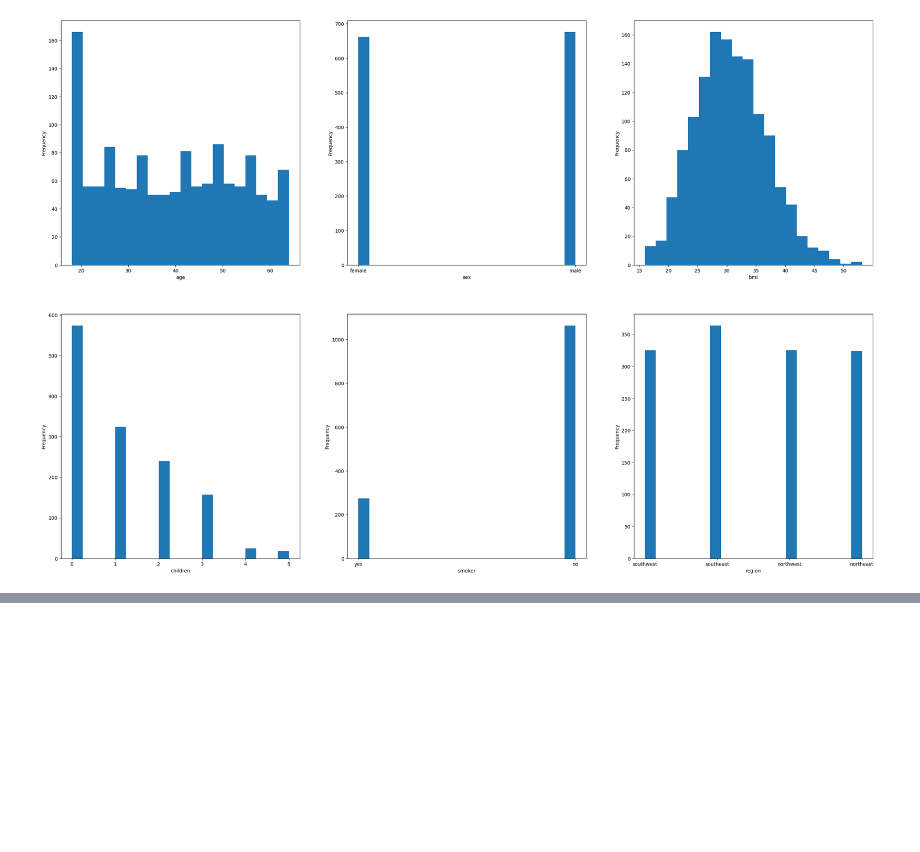
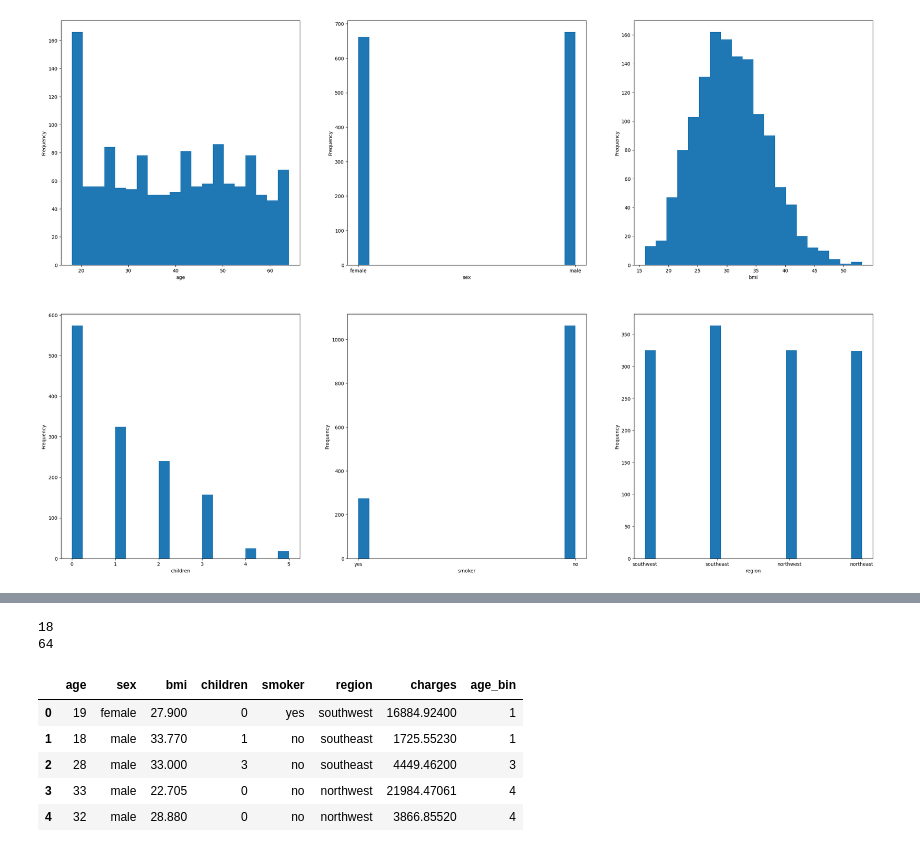
Before and after one commit to eunv/Bigdata_Analyst_Certificate, a Jupyter notebook: code/insurance_prediction.ipynb, the cells around one changed output, grey strips where cells are left out. Cells and saved outputs as stored; diff of their text form; code cells hidden in the pictures; blank space fills up the shorter version.

```diff
--- a/code/insurance_prediction.ipynb
+++ b/code/insurance_prediction.ipynb
@@ -76,0 +101,19 @@ for i in range(2): # subplot들의 행(row)
+# %%
+print(df['age'].min())
+print(df['age'].max())
+# %% [output]
+18
+64
+# %%
+#연령별 구간 설정
+bins = [0, 20, 25, 30, 35, 40, 45, 50, 55, 60, np.inf]
+age_bin = pd.cut(df['age'], bins=bins, labels=[i+1 for i in range(len(bins)-1)])
+df['age_bin'] = age_bin
+df.head()
+# %% [output]
+|  | age | sex | bmi | children | smoker | region | charges | age_bin |
+| 0 | 19 | female | 27.900 | 0 | yes | southwest | 16884.92400 | 1 |
+| 1 | 18 | male | 33.770 | 1 | no | southeast | 1725.55230 | 1 |
+| 2 | 28 | male | 33.000 | 3 | no | southeast | 4449.46200 | 3 |
+| 3 | 33 | male | 22.705 | 0 | no | northwest | 21984.47061 | 4 |
+| 4 | 32 | male | 28.880 | 0 | no | northwest | 3866.85520 | 4 |
```
Also changed, not shown: parts of 2 cells of this notebook.
